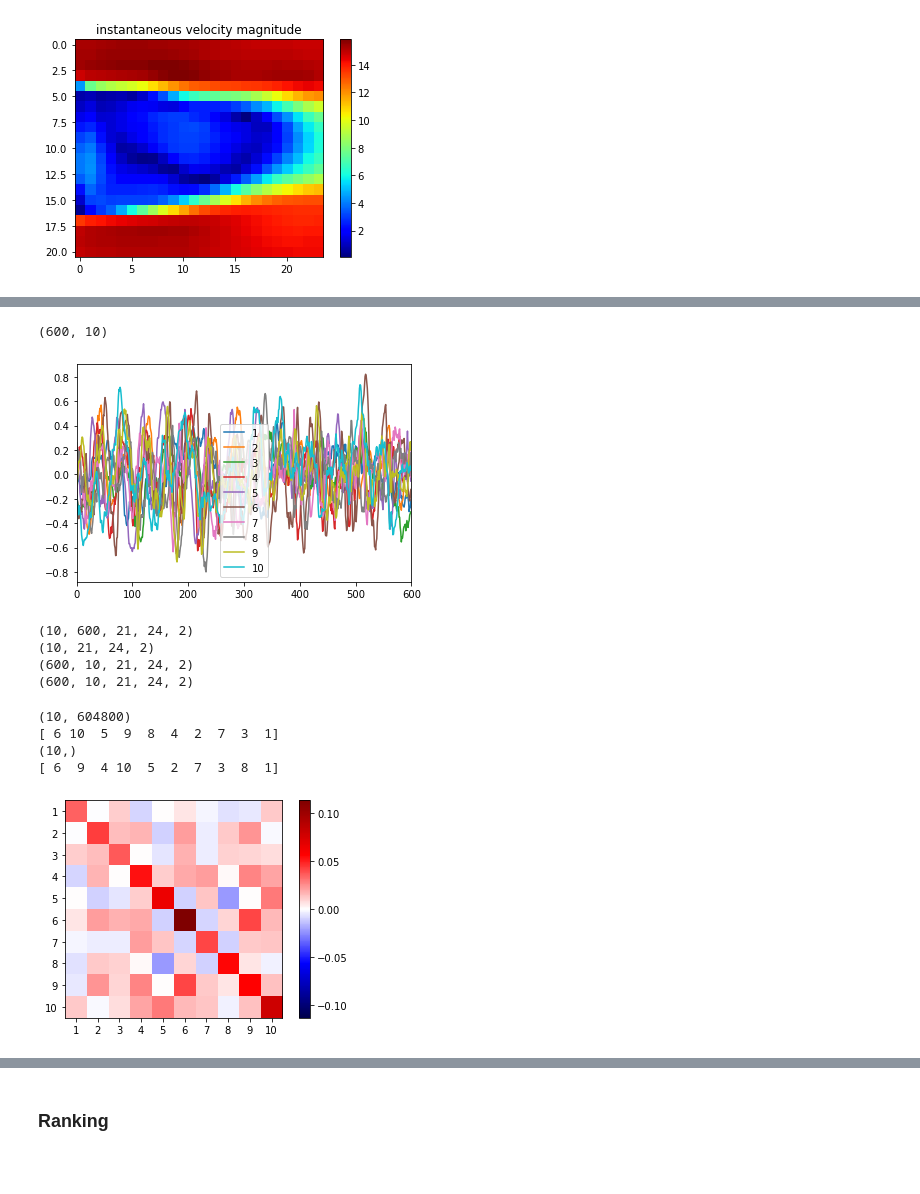
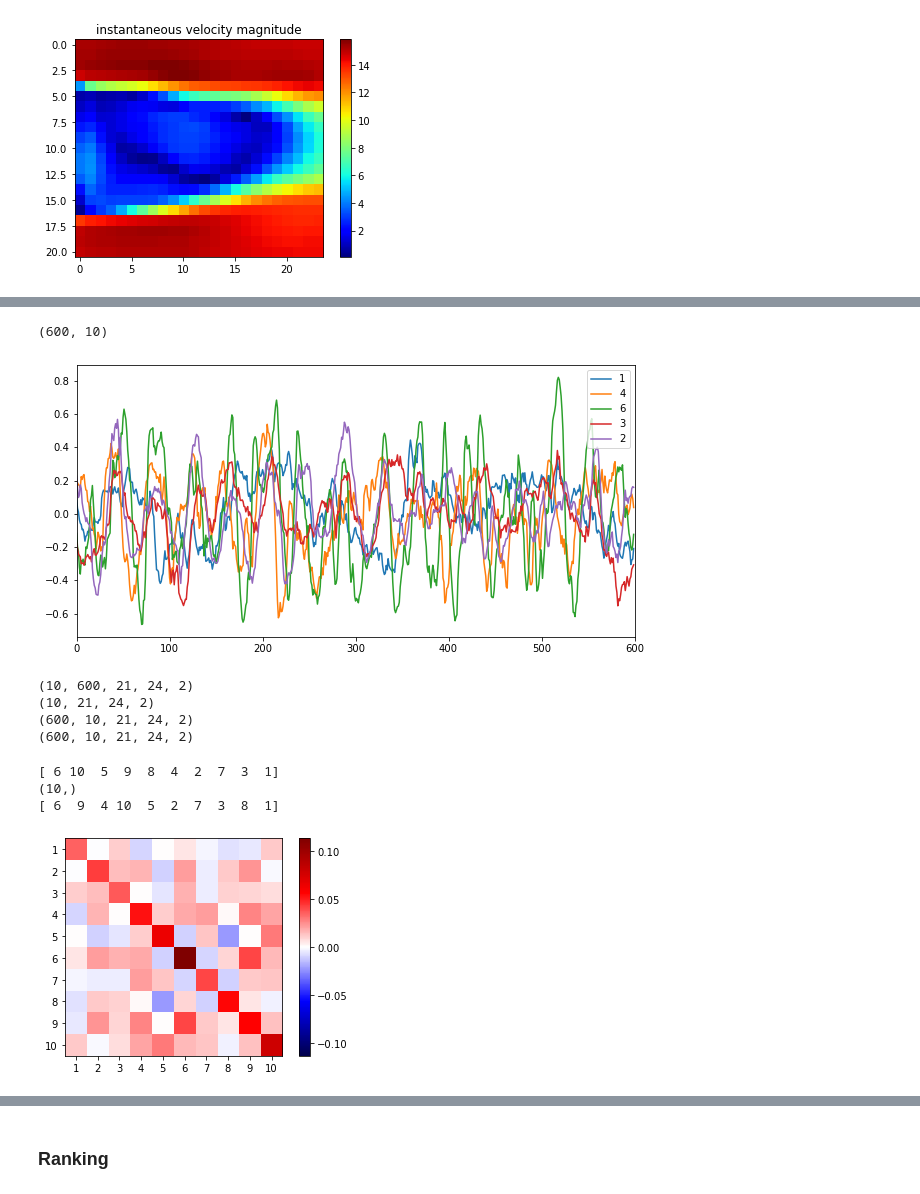
Before and after one commit to MagriLab/MD-CNN-AE, a Jupyter notebook: latent_sapce.ipynb, the cells around one changed output, grey strips where cells are left out. Saved outputs shown, nothing was run; the diff lists cells and outputs as text; code cells hidden in the pictures; blank space fills up the shorter version.

```diff
--- a/latent_sapce.ipynb
+++ b/latent_sapce.ipynb
@@ -172,15 +193,16 @@ fig.colorbar(fig2,ax=ax[1,1])
 # %%
 ## latent space line plot
 print(latent_test.shape)
-plt.figure()
-for z in range(latent_dim):
+plt.figure(figsize=(10,5))
+# for z in range(latent_dim):
+for z in [0,3,5,2,1]:
     plt.plot(latent_test[:,z],label=str(z+1))
 plt.xlim([0,600])
 plt.legend()
 plt.show()
 # %% [output]
 (600, 10)
-[figure, old version]
+[figure, new version]
 # %%
 # fft of latent space signal
 signal_in = latent_test[:,3] # which one
@@ -245,11 +267,11 @@ print(mode_test.shape)
 (600, 10, 21, 24, 2)
 (600, 10, 21, 24, 2)
 # %%
-flatmodes = np.reshape(modes_test[:,:,:,:,:],[latent_dim,-1])
-print(flatmodes.shape)
+# flatmodes = np.reshape(modes_test[:,:,:,:,:],[latent_dim,-1])
+# print(flatmodes.shape)
 # a = latent_test - np.mean(latent_test,axis=0)
 # cov = (a.T@a)/599
-cov = latent_test.T@latent_test/599
+cov = latent_test.T@latent_test/latent_test.shape[0]
 # cov = np.cov(latent_test.T)
 # cov = np.cov(flatmodes)
 # cov = np.corrcoef(latent_test.T)
@@ -272,7 +294,6 @@ rank_cov = np.arange(1,latent_dim+1)[np.flip(sort_idx)]
 print(covar_sum.shape)
 print(rank_cov)
 # %% [output]
-(10, 604800)
 [ 6 10  5  9  8  4  2  7  3  1]
 (10,)
 [ 6  9  4 10  5  2  7  3  8  1]
```
Also changed, not shown: parts of 9 cells of this notebook, 17 other files.
